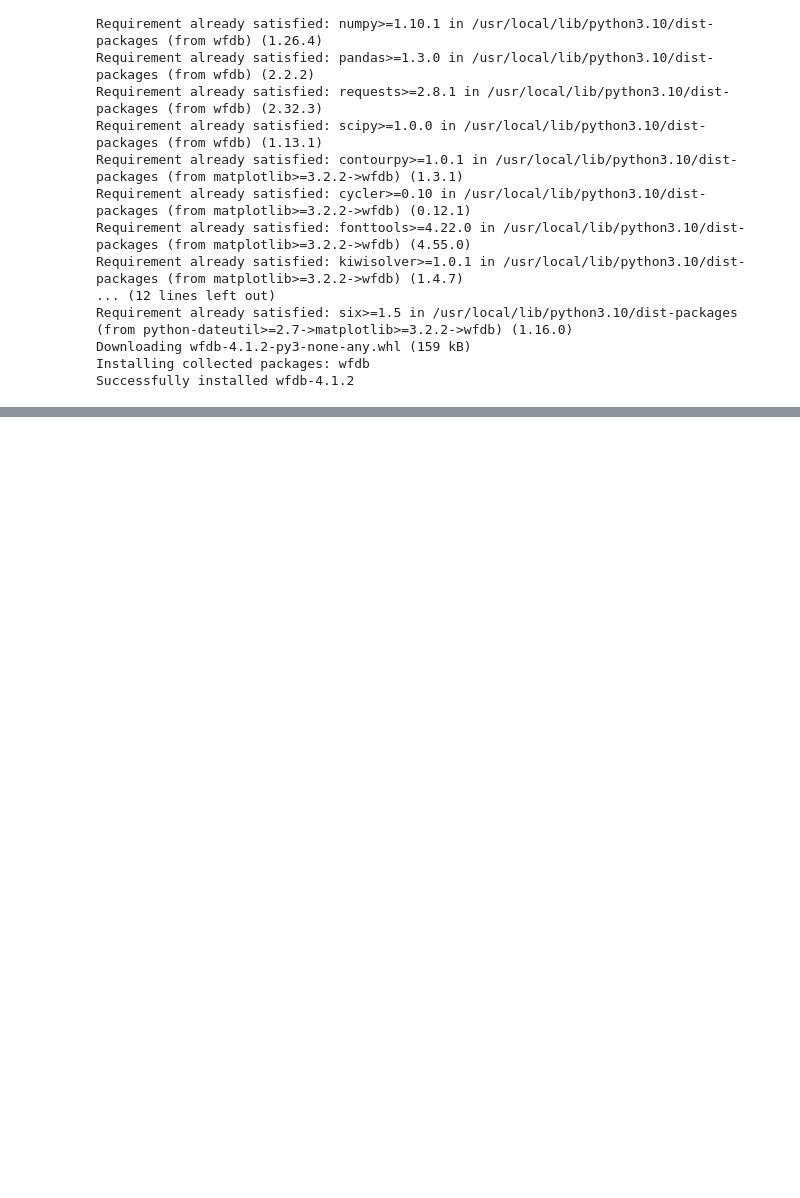
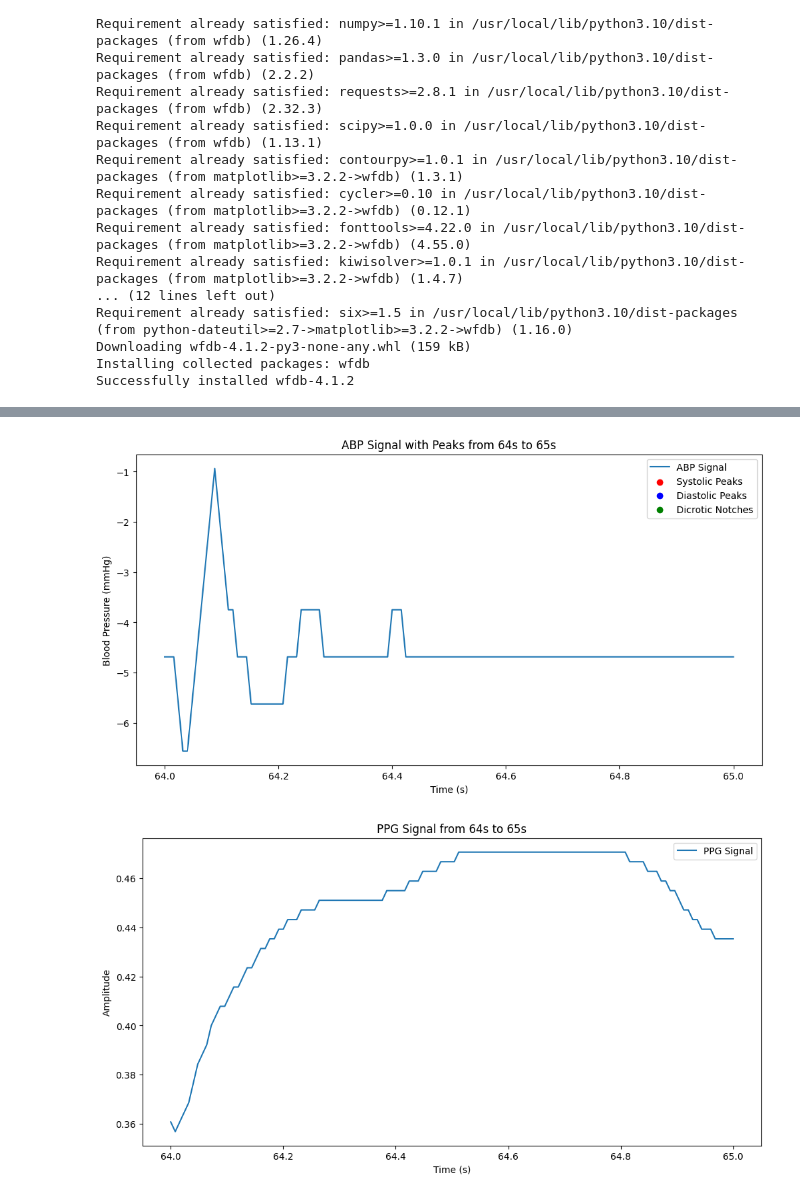
Before and after one commit to bhasub247/PPG2BP, a Jupyter notebook: data/data-analysis.ipynb, the cells around one changed output, grey strips where cells are left out. Saved outputs shown, nothing was run; the diff lists cells and outputs as text; code cells hidden in the pictures; blank space fills up the shorter version.

Commit message:
Analyzing signal in high resolution to check out actual waveforms

```diff
--- a/data/data-analysis.ipynb
+++ b/data/data-analysis.ipynb
@@ -81,2 +131,76 @@ Printing fields
 [figure]
 [figure]
+# %%
+import io
+import os
+import pandas as pd
+import numpy as np
+import wfdb
+from scipy.signal import find_peaks
+import matplotlib.pyplot as plt
+
+# Load a specific record
+signals, fields = wfdb.rdsamp(
+    'mimic3wdb/30/3000063/3000063_0006',
+    pn_dir='mimic3wdb/30/3000063',
+    channel_names=["PLETH", "ABP"]
+)
+
+# Sampling frequency
+fs = fields['fs']
+
+# Convert to DataFrame for easier manipulation
+df_temp = pd.DataFrame(signals, columns=["PLETH", "ABP"])
+
+# Time axis in seconds
+time = np.arange(0, len(df_temp)) / fs
+df_temp['Time'] = time
+
+# Select data from time 'a' to 'b' (in seconds)
+a, b = 64, 65  # Define the desired time range
+df_window = df_temp[(df_temp['Time'] >= a) & (df_temp['Time'] <= b)]
+
+# Detect peaks in ABP signal
+abp_signal = df_window['ABP'].values
+systolic_peaks, _ = find_peaks(abp_signal, height=80, distance=fs * 0.5)  # Adjust height and distance thresholds
+diastolic_peaks = []
+dicrotic_notches = []
+
+# Find diastolic peaks (minima between systolic peaks)
+for i in range(len(systolic_peaks) - 1):
+    start = systolic_peaks[i]
+    end = systolic_peaks[i + 1]
+    diastolic_peaks.append(start + np.argmin(abp_signal[start:end]))
+
+# Find dicrotic notches (minima in the descending phase after systolic peaks)
+for peak in systolic_peaks:
+    descending = abp_signal[peak:]
+    try:
+        notch = peak + np.argmin(descending[:fs])  # Look for the notch within 1 second
+        dicrotic_notches.append(notch)
+    except ValueError:
+        pass
+
+# Plot ABP signal with systolic and diastolic peaks, and dicrotic notches
+plt.figure(figsize=(12, 6))
+plt.plot(df_window['Time'], abp_signal, label='ABP Signal')
+plt.scatter(df_window['Time'].iloc[systolic_peaks], abp_signal[systolic_peaks], color='red', label='Systolic Peaks')
+plt.scatter(df_window['Time'].iloc[diastolic_peaks], abp_signal[diastolic_peaks], color='blue', label='Diastolic Peaks')
+plt.scatter(df_window['Time'].iloc[dicrotic_notches], abp_signal[dicrotic_notches], color='green', label='Dicrotic Notches')
+plt.title(f"ABP Signal with Peaks from {a}s to {b}s")
+plt.xlabel("Time (s)")
+plt.ylabel("Blood Pressure (mmHg)")
+plt.legend()
+plt.show()
+
+# Plot PPG signal for the same window
+plt.figure(figsize=(12, 6))
+plt.plot(df_window['Time'], df_window['PLETH'], label='PPG Signal')
+plt.title(f"PPG Signal from {a}s to {b}s")
+plt.xlabel("Time (s)")
+plt.ylabel("Amplitude")
+plt.legend()
+plt.show()
+# %% [output]
+[figure, added]
+[figure, added]
```
Also changed, not shown: parts of 1 cell of this notebook.
